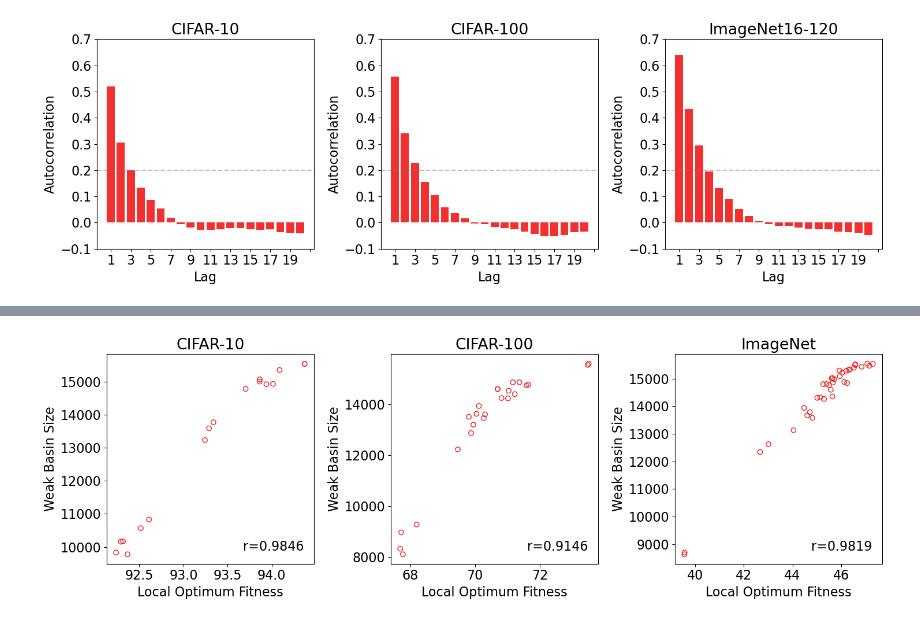
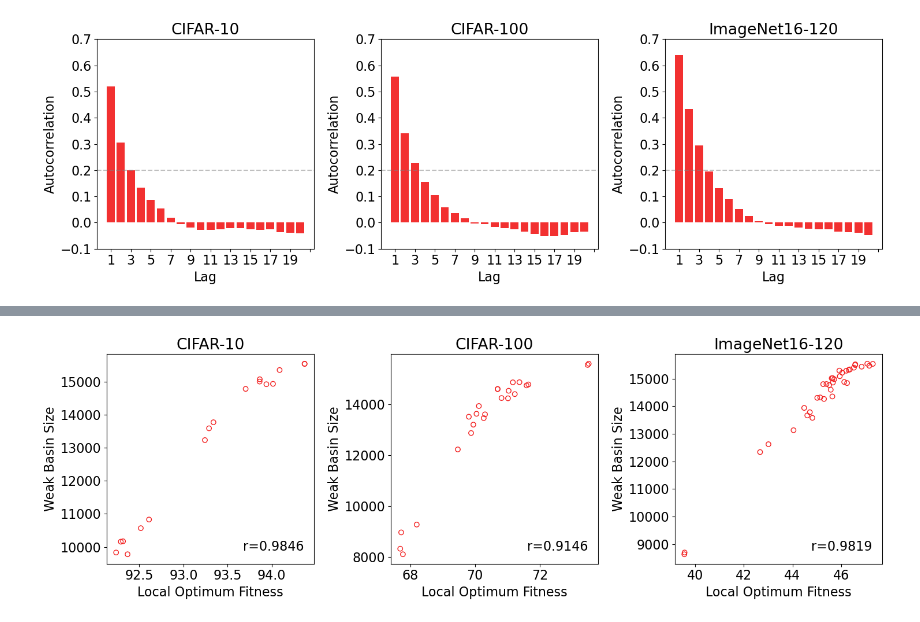
Before and after one commit to v-tao/nats-bench-landscape, a Jupyter notebook: visualizations.ipynb, the cells around one changed output, grey strips where cells are left out. Saved outputs shown, nothing was run; the diff lists cells and outputs as text; code cells hidden in the pictures.

```diff
--- a/visualizations.ipynb
+++ b/visualizations.ipynb
@@ -317,32 +314,32 @@ plt.xlabel("Local Optimum Fitness")
 plt.ylabel("Weak Basin Size")
 plt.title("CIFAR-100")
 
 corr_coef = np.corrcoef(maxima_fits, weak_basin_sizes)[0,1]
 plt.text(0.95, 0.05, f"r={corr_coef:.4f}", horizontalalignment="right", verticalalignment="bottom", transform=plt.gca().transAxes)
 
 ########## ImageNet16-120 ##########
 with open("ImageNet/data/local_maxima.csv") as local_max_f:
     local_maxima = [int(i) for i in list(next(csv.reader(local_max_f)))]
 maxima_fits = [ImageNet_FLA.get_fits()[i] for i in local_maxima]
 weak_basin_sizes = []
 # get the sizes of the weak basins
 for i in local_maxima:
     with open(f"ImageNet/data/weak_basins/local_max_{i}_weak_basin.csv") as weak_basin_f:
         weak_basin = list(next(csv.reader(weak_basin_f)))
         weak_basin_sizes.append(len(weak_basin))
 
 plt.subplot(1, 3, 3)
 plt.scatter(maxima_fits, weak_basin_sizes, edgecolor="#F32020", facecolor="none")
 
 # Labels
 plt.xlabel("Local Optimum Fitness")
 plt.ylabel("Weak Basin Size")
-plt.title("ImageNet")
+plt.title("ImageNet16-120")
 
 corr_coef = np.corrcoef(maxima_fits, weak_basin_sizes)[0,1]
 plt.text(0.95, 0.05, f"r={corr_coef:.4f}", horizontalalignment="right", verticalalignment="bottom", transform=plt.gca().transAxes)
 plt.tight_layout()
 plt.savefig("visualizations/basins_of_attraction.eps")
 plt.show()
 # %% [output]
-[figure, old version]
+[figure, new version]
```
Also changed, not shown: parts of 4 cells of this notebook, 5 other files.
